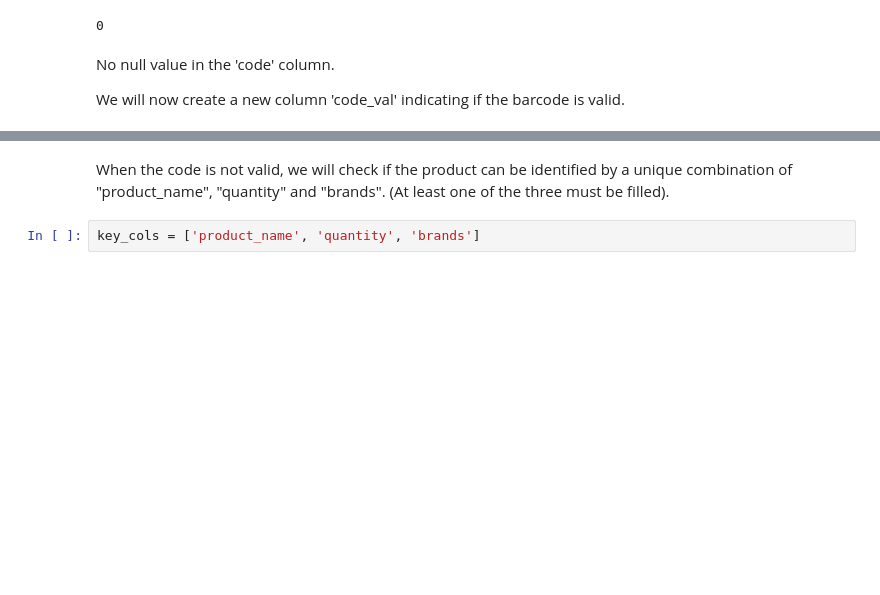
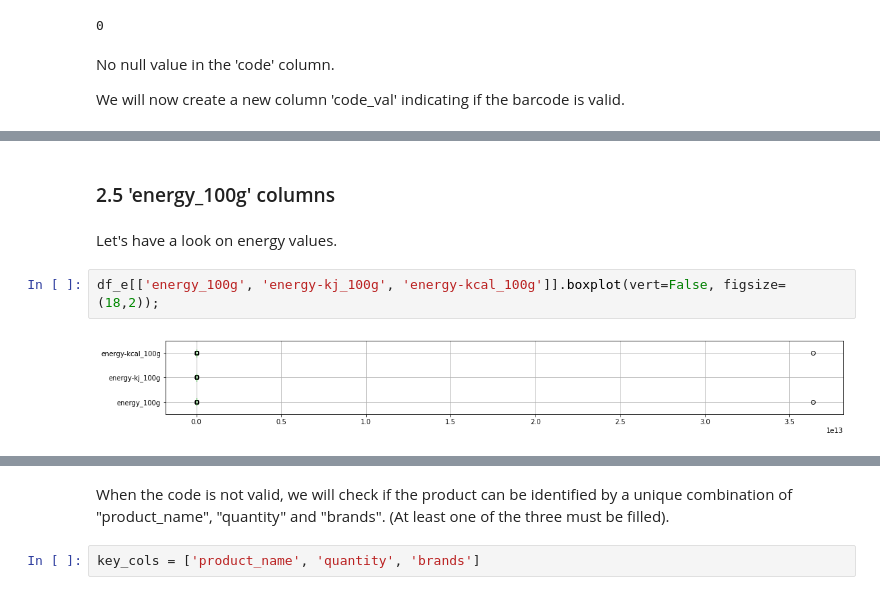
Before and after one commit to SmellyArmure/OC_DS_Project3, a Jupyter notebook: NOTEBOOKS/P3_Cleaning_1.ipynb, the cells around one changed output, grey strips where cells are left out. Saved outputs shown, nothing was run; the diff lists cells and outputs as text; blank space fills up the shorter version.

```diff
--- a/NOTEBOOKS/P3_Cleaning_1.ipynb
+++ b/NOTEBOOKS/P3_Cleaning_1.ipynb
@@ -567,0 +763,8 @@ pctage of valid codes: 97.79%
+# %% [markdown]
+### 2.5 'energy_100g' columns
+# %% [markdown]
+Let's have a look on energy values.
+# %%
+df_e[['energy_100g', 'energy-kj_100g', 'energy-kcal_100g']].boxplot(vert=False, figsize=(18,2));
+# %% [output]
+[figure, added]
```
Also changed, not shown: parts of 131 cells of this notebook, 3 other files.
